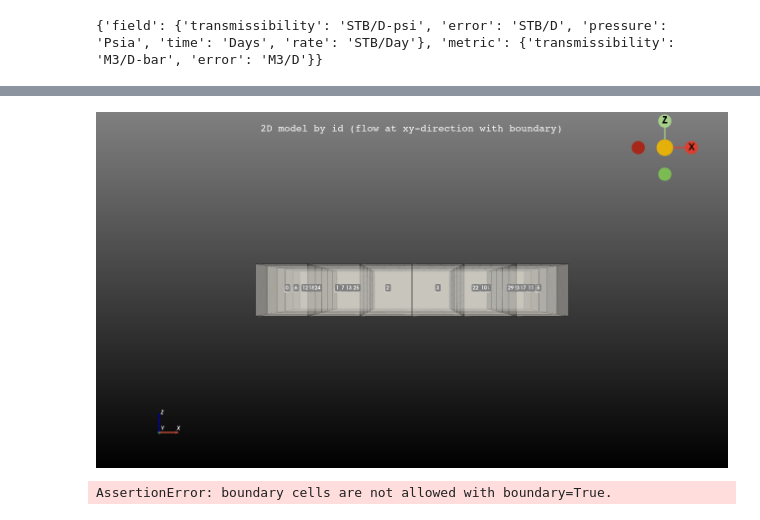
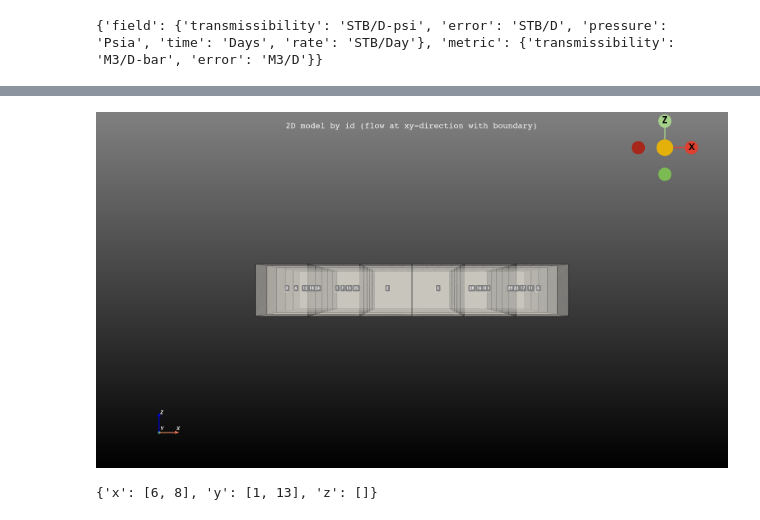
Before and after one commit to hiesabx/reservoirflow, a Jupyter notebook: notebooks/basics.ipynb, the cells around one changed output, grey strips where cells are left out. Cells and saved outputs as stored; diff of their text form; code cells hidden in the pictures.

```diff
--- a/notebooks/basics.ipynb
+++ b/notebooks/basics.ipynb
@@ -58,10 +58,10 @@ g1.get_cell_neighbors(id=6, boundary=True)
 {'x': [5, 7], 'y': [1, 11], 'z': []}
 # %%
 g2.show(label="id", boundary=True)
-g2.get_cell_neighbors(id=6, boundary=True)
+g2.get_cell_neighbors(id=7, boundary=True)
 # %% [output]
-[figure, old version]
+[figure, new version]
-AssertionError: boundary cells are not allowed with boundary=True.
+{'x': [6, 8], 'y': [1, 13], 'z': []}
 # %%
 g3.show(label="id", boundary=True)
 g3.get_cell_neighbors(id=6, boundary=True)
```
Also changed, not shown: parts of 2 cells of this notebook, 45 other files.
